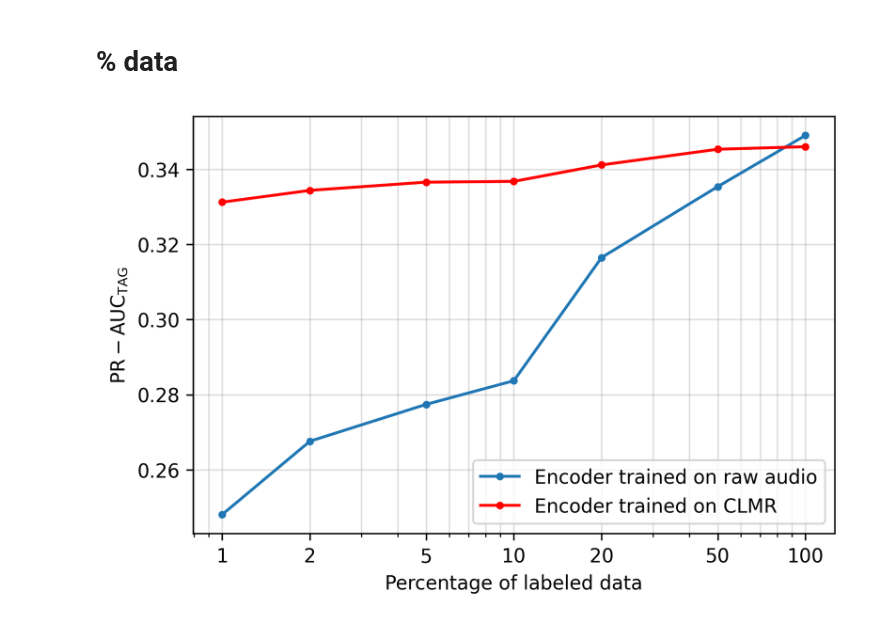
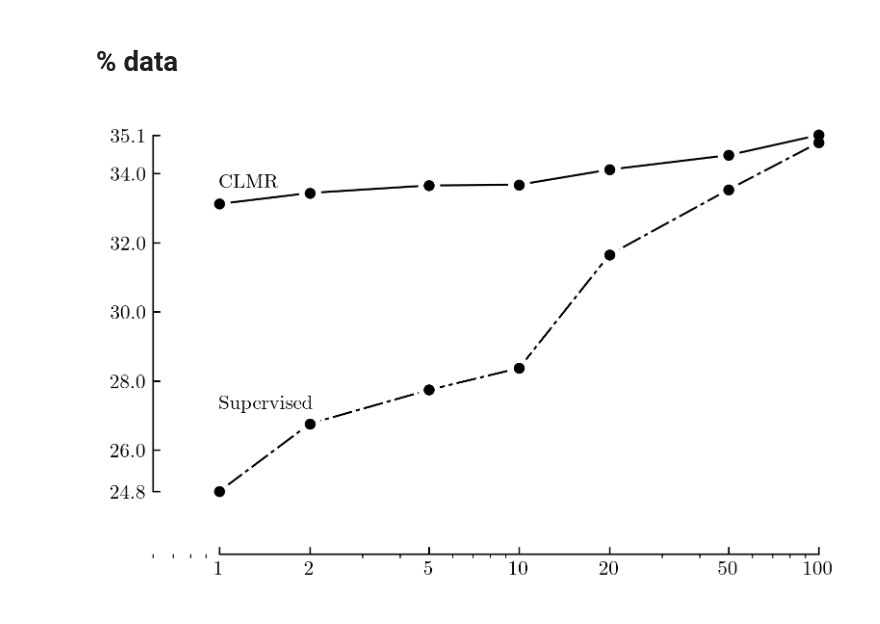
Before and after one commit to Spijkervet/CLMR, a Jupyter notebook: notebooks/paper figures.ipynb, the cells around one changed output. Drawn from its saved outputs; the diff is of its cells as text; code cells hidden in the pictures.

```diff
--- a/notebooks/paper figures.ipynb
+++ b/notebooks/paper figures.ipynb
@@ -98,7 +148,7 @@ data = [
 
 fig, ax = plt.subplots(dpi=300, figsize=[10,10])
 # Using matshow here just because it sets the ticks up nicely. imshow is faster.
-im = ax.matshow(data)
+im = ax.matshow(data, cmap='gray_r')
 
 for (i, j), z in np.ndenumerate(data):
     if z:
@@ -106,7 +156,7 @@ for (i, j), z in np.ndenumerate(data):
     else:
         z = "-"
     ax.text(j, i, z, ha='center', va='center',
-            bbox=dict(boxstyle='round', facecolor='white', edgecolor='0.3'))
+            bbox=dict(boxstyle='square', facecolor='white', edgecolor='0.3'))
 
 header = ["Crop", "Polarity", "Noise", "Gain", "Filter", "Delay", "Pitch", "Reverb"]
 ax.set_xticks(np.arange(len(data[0])))
@@ -116,6 +166,7 @@ ax.set_xticklabels(header, rotation=0)
 ax.set_yticklabels([header[0]], rotation=0)
 
 fig.colorbar(im, orientation="horizontal", pad=0.1)
-plt.savefig("../media/transformation_study.png")
+plt.tight_layout()
+plt.savefig("../media/transformation_study.pdf", bbox_inches = 'tight', pad_inches = 0)
 plt.show()
 # %% [output]
@@ -342,28 +412,57 @@ plt.show()
 # %%
 import matplotlib
 fig, ax = plt.subplots(dpi=300)# , figsize=[10,10])
 
 x = [1, 2, 5, 10, 20, 50, 100]
 y_supervised = [0.2481060052, 0.2676216138, 0.2774009193, 0.2837149846, 0.3165081726, 0.3353737326, 0.349]
-y_clmr = [0.3312287988, 0.334380795, 0.3365588041, 0.3367692374, 0.341142047, 0.3453113002, 0.345994107]
+y_clmr = [0.3312287988, 0.334380795, 0.3365588041, 0.3367692374, 0.341142047, 0.3453113002, 0.3511349448]
 
+y_supervised = [y*100 for y in y_supervised]
+y_clmr = [y*100 for y in y_clmr]
 
 
 exp = lambda x: 10**(x)
 log = lambda x: np.log(x)
 
+line1, = ax.plot(x, y_supervised, linestyle='-', color='black', linewidth=1, zorder=1)
+line1.set_dashes([2, 2, 10, 2])
 
-ax.plot(x, y_supervised, ".-", label="Encoder trained on raw audio")
+ax.scatter(x, y_supervised, color='white', s=100, zorder=2)
+ax.scatter(x, y_supervised, color='black', s=20, zorder=3)
+
+ax.plot(x, y_clmr, linestyle='-', color='black', linewidth=1, zorder=1)
+ax.scatter(x, y_clmr, color='white', s=100, zorder=2)
+ax.scatter(x, y_clmr, color='black', s=20, zorder=3)
+
+
+ax.set_xlim(0.6)
+ax.set_ylim(23)
+
+# tufte
+# Remove axis lines.
+ax.spines['top'].set_visible(False)
+ax.spines['right'].set_visible(False)
+
+# Set spine extent.
+ax.spines['bottom'].set_bounds(1, 100)
+ax.spines['left'].set_bounds(round(max(y_clmr), 1), round(min(y_supervised), 1))
+
+# Reduce tick spacing.
+ax.yaxis.set_major_locator(ticker.MultipleLocator(base=25))
+ax.tick_params(direction='in')
+
 ax.set_xscale("log")
-plt.plot(x, y_clmr, ".-", label="Encoder trained on CLMR", color="red")
-
 ax.set_xticks(x)
 ax.get_xaxis().set_major_formatter(matplotlib.ticker.ScalarFormatter())
-ax.set_xlabel("Percentage of labeled data")
-ax.set_ylabel("$\mathrm{PR-AUC}_\mathrm{TAG}$")
-ax.grid(alpha=0.4, which="both")
-ax.legend(loc="lower right")
-plt.savefig("./media/perc_train_data.png")
+# ax.set_xlabel("Percentage of labeled data")
+# ax.set_ylabel("$\mathrm{PR-AUC}_\mathrm{TAG}$")
+# ax.grid(alpha=0.4, which="both")
+ax.set_yticks([round(min(y_supervised), 1), 26, 28, 30, 32, 34, round(max(y_clmr), 1)])
+
+ax.annotate("CLMR", (1, 33.6))
+ax.annotate("Supervised", (1, 27.2))
+
+plt.savefig("../media/perc_train_data_magnatagatune.pdf")
 plt.show()
 # %% [output]
-[figure, old version]
+[figure, new version]
```
Also changed, not shown: parts of 7 cells of this notebook, 13 other files.
